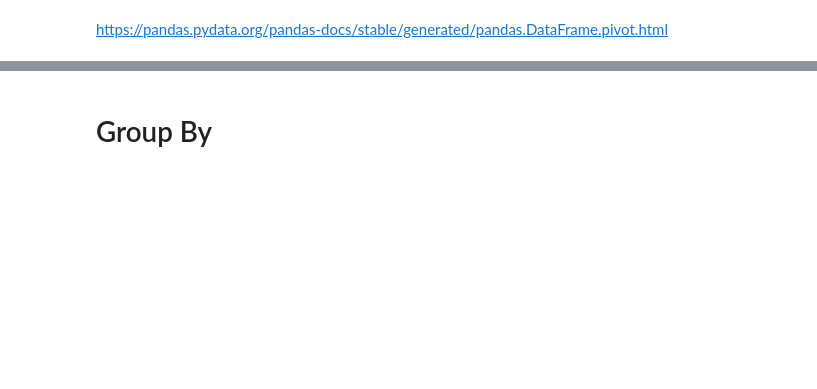
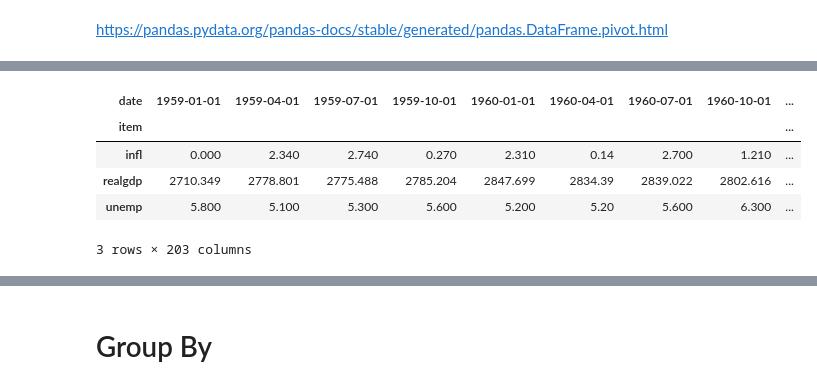
Before and after one commit to smileschen/2019-fa-stats131, a Jupyter notebook: 06-01_pivot_tables_group_by.ipynb, the cells around one changed output, grey strips where cells are left out. Cells and saved outputs as stored; diff of their text form; code cells hidden in the pictures; blank space fills up the shorter version.

```diff
--- a/06-01_pivot_tables_group_by.ipynb
+++ b/06-01_pivot_tables_group_by.ipynb
@@ -154,2 +457,12 @@ ldata.pivot('date','item','value').head()
+# %%
+# if the data is in 'long' form, you can change it to 'wide' form with pivot
+ldata.pivot(index = 'item',columns = 'date',values = 'value').head()
+# %% [output]
+| date | 1959-01-01 | 1959-04-01 | 1959-07-01 | 1959-10-01 | 1960-01-01 | 1960-04-01 | 1960-07-01 | 1960-10-01 | ... |
+| item |  |  |  |  |  |  |  |  | ... |
+| infl | 0.000 | 2.340 | 2.740 | 0.270 | 2.310 | 0.14 | 2.700 | 1.210 | ... |
+| realgdp | 2710.349 | 2778.801 | 2775.488 | 2785.204 | 2847.699 | 2834.39 | 2839.022 | 2802.616 | ... |
+| unemp | 5.800 | 5.100 | 5.300 | 5.600 | 5.200 | 5.20 | 5.600 | 6.300 | ... |
+3 rows × 203 columns
 # %%
 data.head()
```
Also changed, not shown: parts of 56 cells of this notebook.
